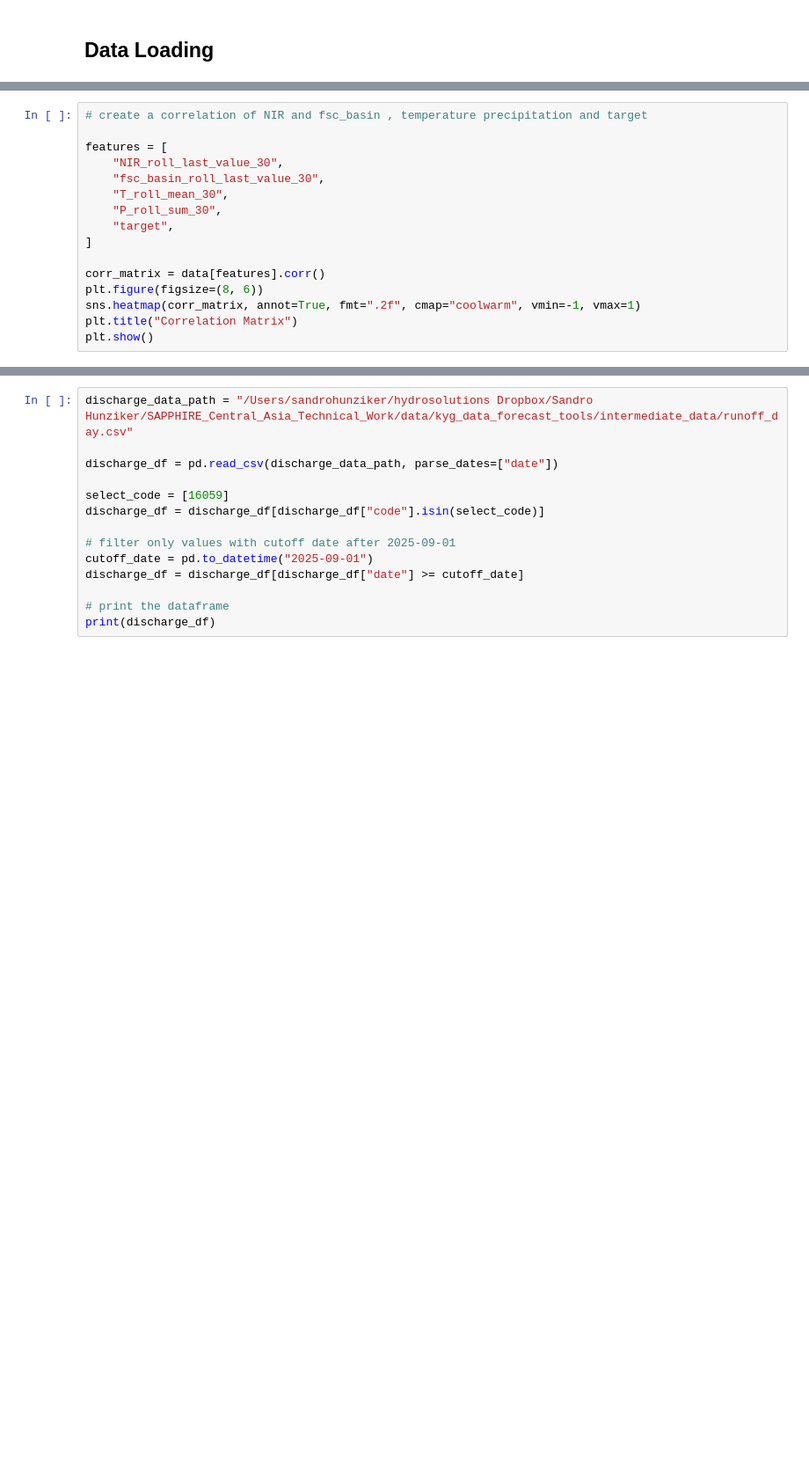
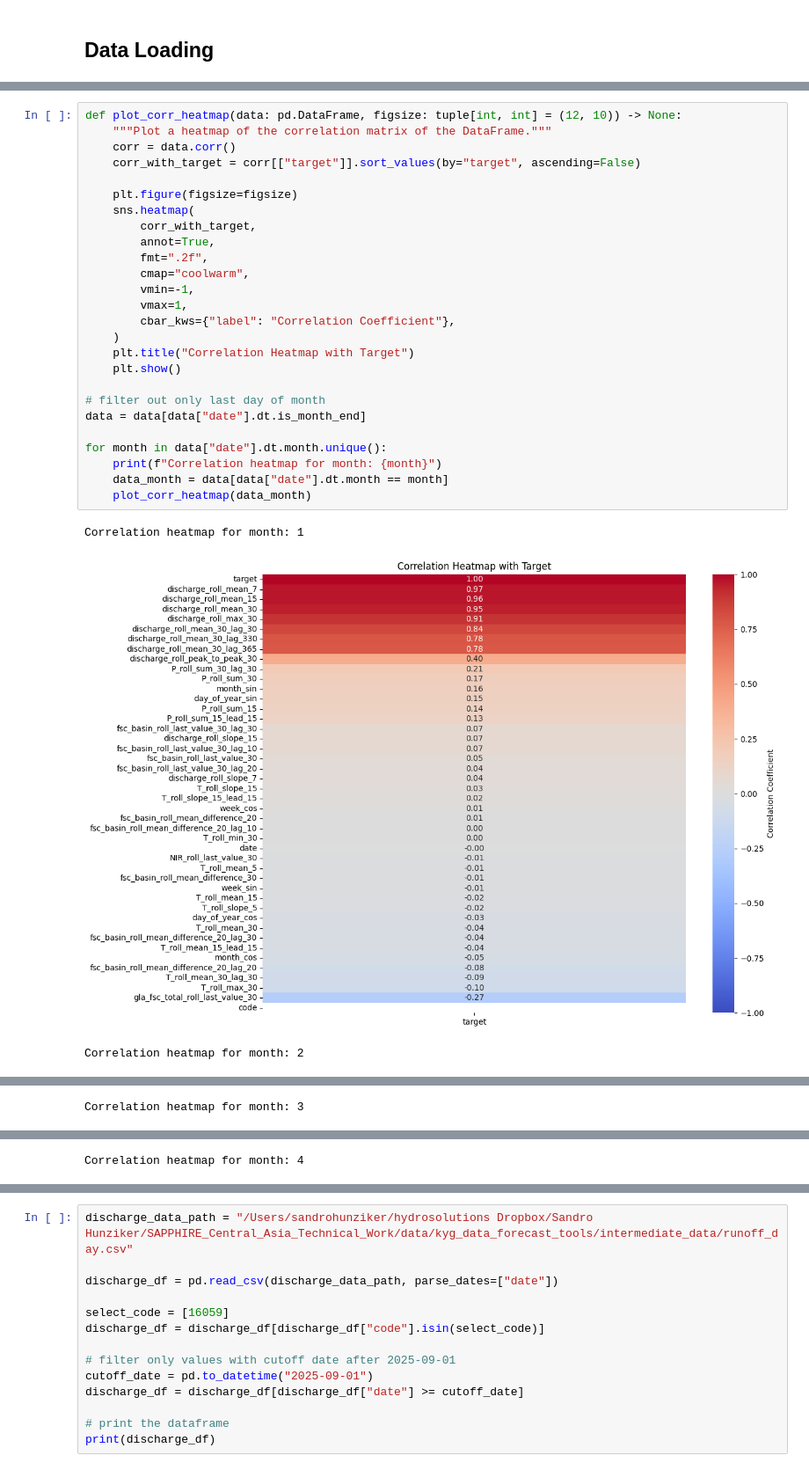
Before and after one commit to hydrosolutions/long-term-forecasting, a Jupyter notebook: notebooks/NIR_EDA.ipynb, the cells around one changed output, grey strips where cells are left out. Shown at 88% size. Drawn from its saved outputs; the diff is of its cells as text; blank space fills up the shorter version.

```diff
--- a/notebooks/NIR_EDA.ipynb
+++ b/notebooks/NIR_EDA.ipynb
@@ -239,16 +573,30 @@ plot_monthly_correlation(data, feature_col="SWE_roll_mean_15", target_col="targe
 # %%
-# create a correlation of NIR and fsc_basin , temperature precipitation and target
+def plot_corr_heatmap(data: pd.DataFrame, figsize: tuple[int, int] = (12, 10)) -> None:
+    """Plot a heatmap of the correlation matrix of the DataFrame."""
+    corr = data.corr()
+    corr_with_target = corr[["target"]].sort_values(by="target", ascending=False)
 
-features = [
-    "NIR_roll_last_value_30",
-    "fsc_basin_roll_last_value_30",
-    "T_roll_mean_30",
-    "P_roll_sum_30",
-    "target",
-]
+    plt.figure(figsize=figsize)
+    sns.heatmap(
+        corr_with_target,
+        annot=True,
+        fmt=".2f",
+        cmap="coolwarm",
+        vmin=-1,
+        vmax=1,
+        cbar_kws={"label": "Correlation Coefficient"},
+    )
+    plt.title("Correlation Heatmap with Target")
+    plt.show()
 
-corr_matrix = data[features].corr()
-plt.figure(figsize=(8, 6))
-sns.heatmap(corr_matrix, annot=True, fmt=".2f", cmap="coolwarm", vmin=-1, vmax=1)
-plt.title("Correlation Matrix")
-plt.show()
+# filter out only last day of month
+data = data[data["date"].dt.is_month_end]
+
+for month in data["date"].dt.month.unique():
+    print(f"Correlation heatmap for month: {month}")
+    data_month = data[data["date"].dt.month == month]
+    plot_corr_heatmap(data_month)
+# %% [output]
+Correlation heatmap for month: 1
+[figure, added]
+Correlation heatmap for month: 2
@@ -254,0 +604 @@ plt.show()
+Correlation heatmap for month: 3
@@ -254,0 +606 @@ plt.show()
+Correlation heatmap for month: 4
```
Also changed, not shown: parts of 22 cells of this notebook, 16 other files.
